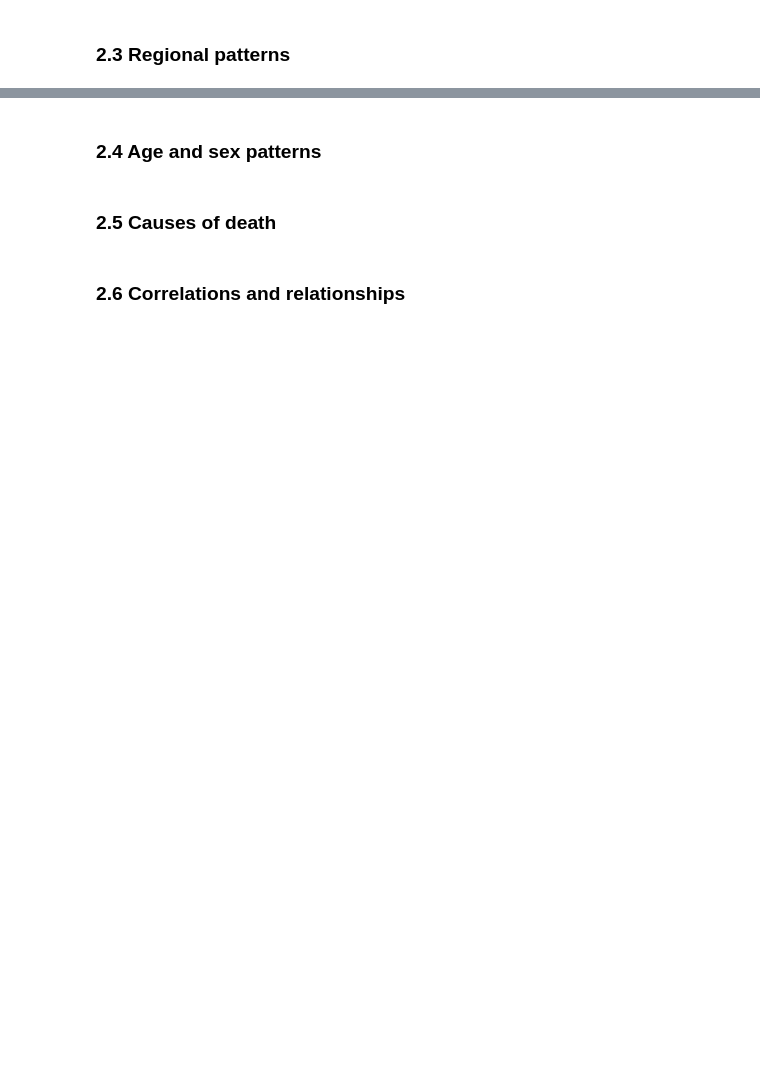
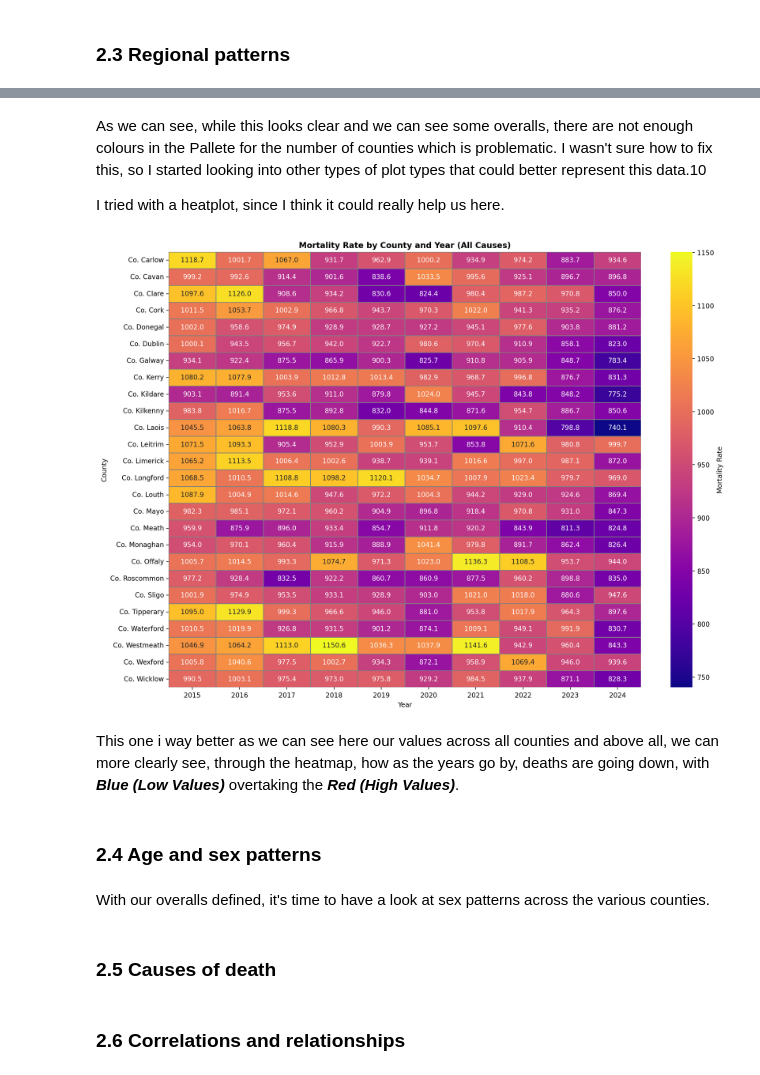
Before and after one commit to LoicBagnoud/Programming-for-Data-Analytics-Project, a Jupyter notebook: Project.ipynb, the cells around one changed output, grey strips where cells are left out. Drawn from its saved outputs; the diff is of its cells as text; code cells hidden in the pictures; blank space fills up the shorter version.

```diff
--- a/Project.ipynb
+++ b/Project.ipynb
@@ -294,5 +350,46 @@ With our sexes analysed, let's try and have a look at at the regions (counties)
+# %% [markdown]
+As we can see, while this looks clear and we can see some overalls, there are not enough colours in the Pallete for the number of counties which is problematic. I wasn't sure how to fix this, so I started looking into other types of plot types that could better represent this data.10
+>
+I tried with a heatplot, since I think it could really help us here.
+# %%
+# We make a pivot table for our counties and their values by year.
+heatmap_data = regional_data.pivot(index='County', columns='Year', values='VALUE')
+
+# We make our heatmap by following the documentation parameters.
+# I was getting an empty heatmap, until understanding that I need to have the annot parameter to True.
+plt.figure(figsize=(14, 10), dpi=200)
+sns.heatmap(
+    heatmap_data,
+    cmap='plasma',
+    linewidths=0.5,
+    linecolor='gray',
+    annot=True,
+    fmt=".1f",
+    cbar_kws={'label': 'Mortality Rate'}
+)
+
+# We add out labels
+plt.title('Mortality Rate by County and Year (All Causes)', fontweight='bold')
+plt.xlabel('Year')
+plt.ylabel('County')
+plt.tight_layout()
+plt.show()
+
+# References:
+# On making heatmaps:
+# https://matplotlib.org/stable/gallery/images_contours_and_fields/image_annotated_heatmap.html
+# https://www.geeksforgeeks.org/data-visualization/customizing-heatmap-colors-with-matplotlib/
+
+# On heatmap values:
+# https://seaborn.pydata.org/generated/seaborn.heatmap.html
+# %% [output]
+[figure, added]
+# %% [markdown]
+This one i way better as we can see here our values across all counties and above all, we can more clearly see, through the heatmap, how as the years go by, deaths are going down, with __*Blue (Low Values)*__ overtaking the __*Red (High Values)*__.
 # %% [markdown]
 ### 2.4 Age and sex patterns
+# %% [markdown]
+With our overalls defined, it's time to have a look at sex patterns across the various counties.
 # %% [markdown]
 ### 2.5 Causes of death
 # %% [markdown]
```
Also changed, not shown: parts of 9 cells of this notebook.
